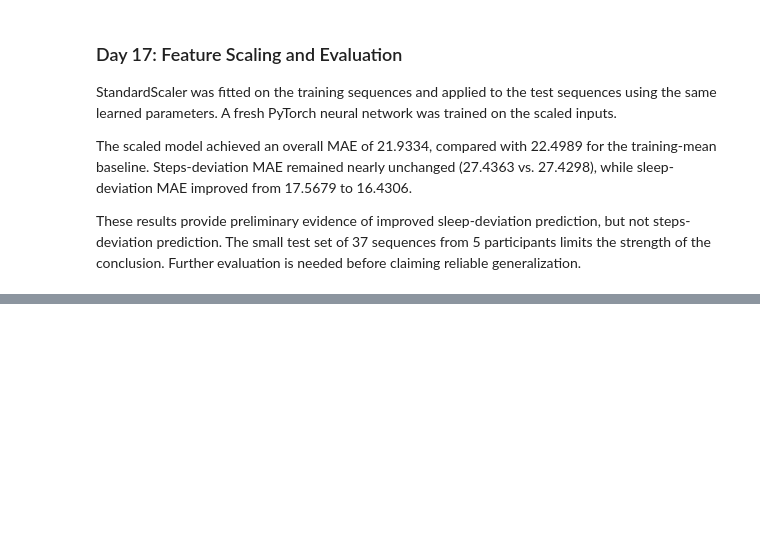
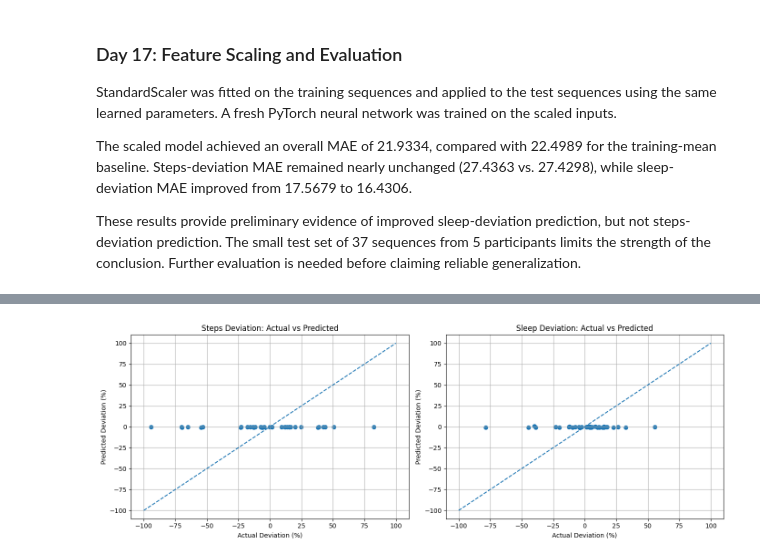
Before and after one commit to mukulsharmao7/Health-AI, a Jupyter notebook: notebooks/07_model_evaluation.ipynb, the cells around one changed output, grey strips where cells are left out. Cells and saved outputs as stored; diff of their text form; code cells hidden in the pictures; blank space fills up the shorter version.

Commit message:
feat: analyze prediction errors and model reliability

```diff
--- a/notebooks/07_model_evaluation.ipynb
+++ b/notebooks/07_model_evaluation.ipynb
@@ -1199,0 +1323,17 @@ These results provide preliminary evidence of improved sleep-deviation predictio
+# %%
+scaled_model.eval()
+
+with torch.no_grad():
+    predictions = scaled_model(X_test_scaled_tensor)
+
+scaled_predictions_np = predictions.cpu().numpy()
+y_test_np = y_test_tensor.cpu().numpy()
+
+print("Actual shape:", y_test_np.shape)
+print("Predicted shape:", scaled_predictions_np.shape)
+
+print("\nFirst 5 actual observations:")
+print(y_test_np[:5])
+
+print("\nFirst 5 predicted observations:")
+print(scaled_predictions_np[:5])
@@ -1199,0 +1395,37 @@ These results provide preliminary evidence of improved sleep-deviation predictio
+# %%
+import matplotlib.pyplot as plt
+
+fig, axes = plt.subplots(1, 2, figsize=(14, 5))
+
+# Steps deviation
+axes[0].scatter(
+    y_test_np[:, 0],
+    scaled_predictions_np[:, 0]
+)
+axes[0].plot(
+    [-100, 100], [-100, 100],
+    linestyle="--"
+)
+axes[0].set_title("Steps Deviation: Actual vs Predicted")
+axes[0].set_xlabel("Actual Deviation (%)")
+axes[0].set_ylabel("Predicted Deviation (%)")
+axes[0].grid(True)
+
+# Sleep deviation
+axes[1].scatter(
+    y_test_np[:, 1],
+    scaled_predictions_np[:, 1]
+)
+axes[1].plot(
+    [-100, 100], [-100, 100],
+    linestyle="--"
+)
+axes[1].set_title("Sleep Deviation: Actual vs Predicted")
+axes[1].set_xlabel("Actual Deviation (%)")
+axes[1].set_ylabel("Predicted Deviation (%)")
+axes[1].grid(True)
+
+plt.tight_layout()
+plt.show()
+# %% [output]
+[figure, added]
```
Also changed, not shown: parts of 15 cells of this notebook, 1 other file.
